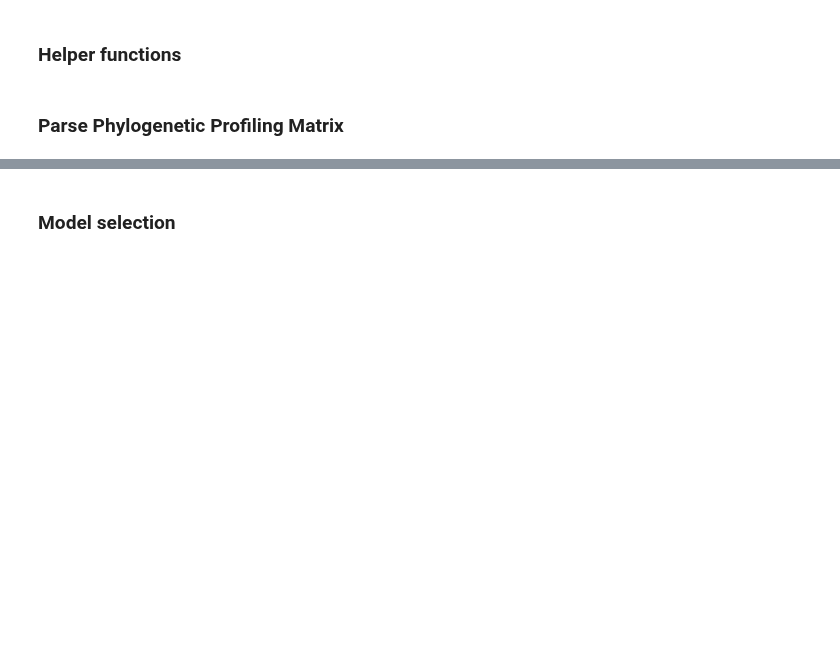
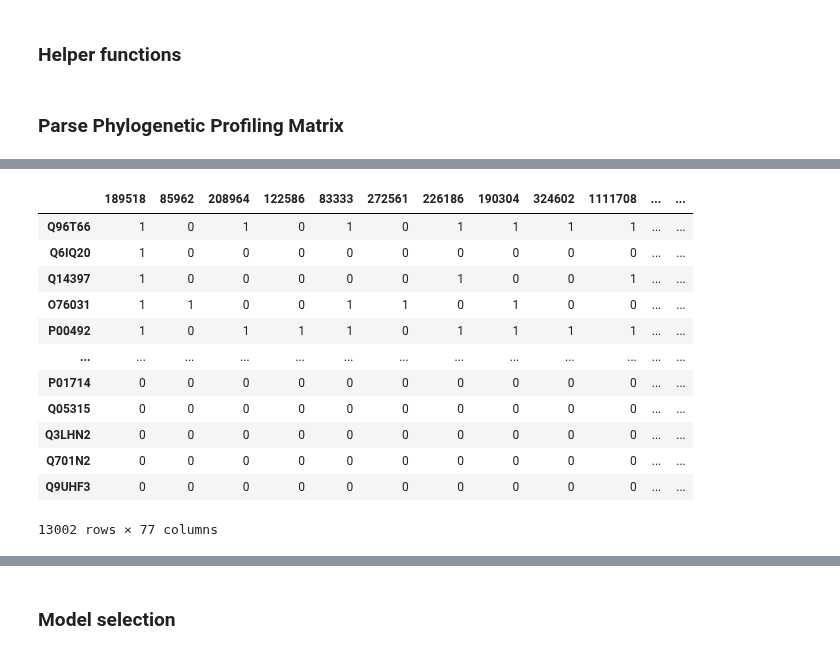
Before and after one commit to geovalexis/PP2GO, a Jupyter notebook: Methods.ipynb, the cells around one changed output, grey strips where cells are left out. Saved outputs shown, nothing was run; the diff lists cells and outputs as text; code cells hidden in the pictures; blank space fills up the shorter version.

```diff
--- a/Methods.ipynb
+++ b/Methods.ipynb
@@ -1147,0 +1164,18 @@ profiling_matrix_presence_abscense = profiling_matrix_presence_abscense.assign(G
+# %%
+# Filter out unnotated proteins
+profiling_matrix = profiling_matrix[profiling_matrix["GO_IDs"].str.len()>0]  # Drop those genes that do not have GO term (the final goal of the project is to assign them one, but to train the model we need to give it resolved examples)
+profiling_matrix
+# %% [output]
+|  | 189518 | 85962 | 208964 | 122586 | 83333 | 272561 | 226186 | 190304 | 324602 | 1111708 | ... | ... |
+| Q96T66 | 1 | 0 | 1 | 0 | 1 | 0 | 1 | 1 | 1 | 1 | ... | ... |
+| Q6IQ20 | 1 | 0 | 0 | 0 | 0 | 0 | 0 | 0 | 0 | 0 | ... | ... |
+| Q14397 | 1 | 0 | 0 | 0 | 0 | 0 | 1 | 0 | 0 | 1 | ... | ... |
+| O76031 | 1 | 1 | 0 | 0 | 1 | 1 | 0 | 1 | 0 | 0 | ... | ... |
+| P00492 | 1 | 0 | 1 | 1 | 1 | 0 | 1 | 1 | 1 | 1 | ... | ... |
+| ... | ... | ... | ... | ... | ... | ... | ... | ... | ... | ... | ... | ... |
+| P01714 | 0 | 0 | 0 | 0 | 0 | 0 | 0 | 0 | 0 | 0 | ... | ... |
+| Q05315 | 0 | 0 | 0 | 0 | 0 | 0 | 0 | 0 | 0 | 0 | ... | ... |
+| Q3LHN2 | 0 | 0 | 0 | 0 | 0 | 0 | 0 | 0 | 0 | 0 | ... | ... |
+| Q701N2 | 0 | 0 | 0 | 0 | 0 | 0 | 0 | 0 | 0 | 0 | ... | ... |
+| Q9UHF3 | 0 | 0 | 0 | 0 | 0 | 0 | 0 | 0 | 0 | 0 | ... | ... |
+13002 rows × 77 columns
```
Also changed, not shown: parts of 11 cells of this notebook.
